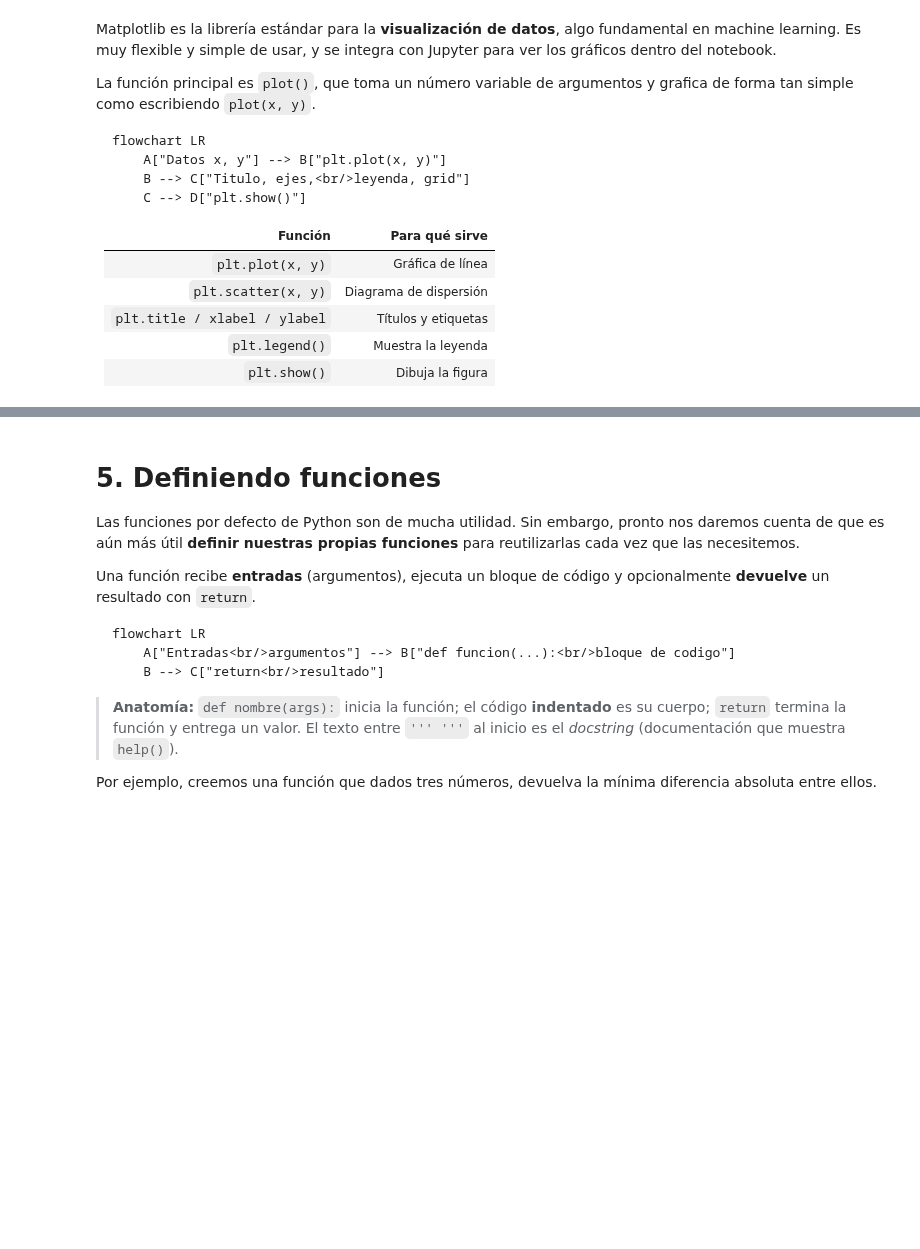
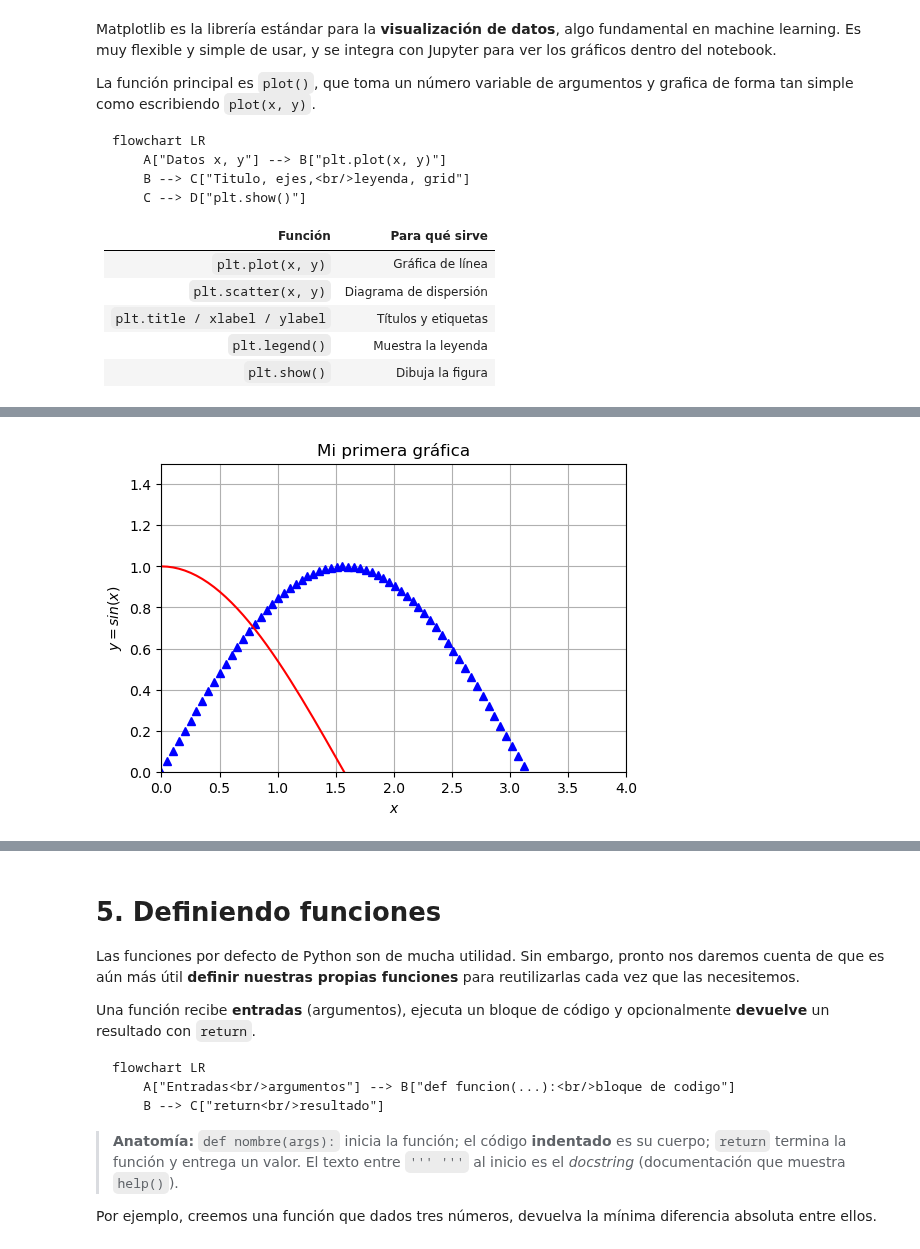
Before and after one commit to Santiago-CS/Procesamiento-de-datos, a Jupyter notebook: Inicial/0.3.- Repaso_Python_y_Librerías.ipynb, the cells around one changed output, grey strips where cells are left out. Cells and saved outputs as stored; diff of their text form; code cells hidden in the pictures; blank space fills up the shorter version.

```diff
--- a/Inicial/0.3.- Repaso_Python_y_Librerías.ipynb
+++ b/Inicial/0.3.- Repaso_Python_y_Librerías.ipynb
@@ -1107,10 +1236,12 @@ help(plt.plot)
 # %%
 plt.figure(figsize=(6,4))
 plt.plot(x,np.sin(x),'^b', x, np.cos(x),'r')
 plt.title('Mi primera gráfica')
 plt.xlabel('$x$')
 plt.ylabel('$y=sin(x)$')
-#plt.xlim([0,4])
-#plt.ylim([0,1.5])
+plt.xlim([0,4])
+plt.ylim([0,1.5])
 plt.grid()
 plt.show()
+# %% [output]
+[figure, added]
```
Also changed, not shown: parts of 73 cells of this notebook, 2 other files.
